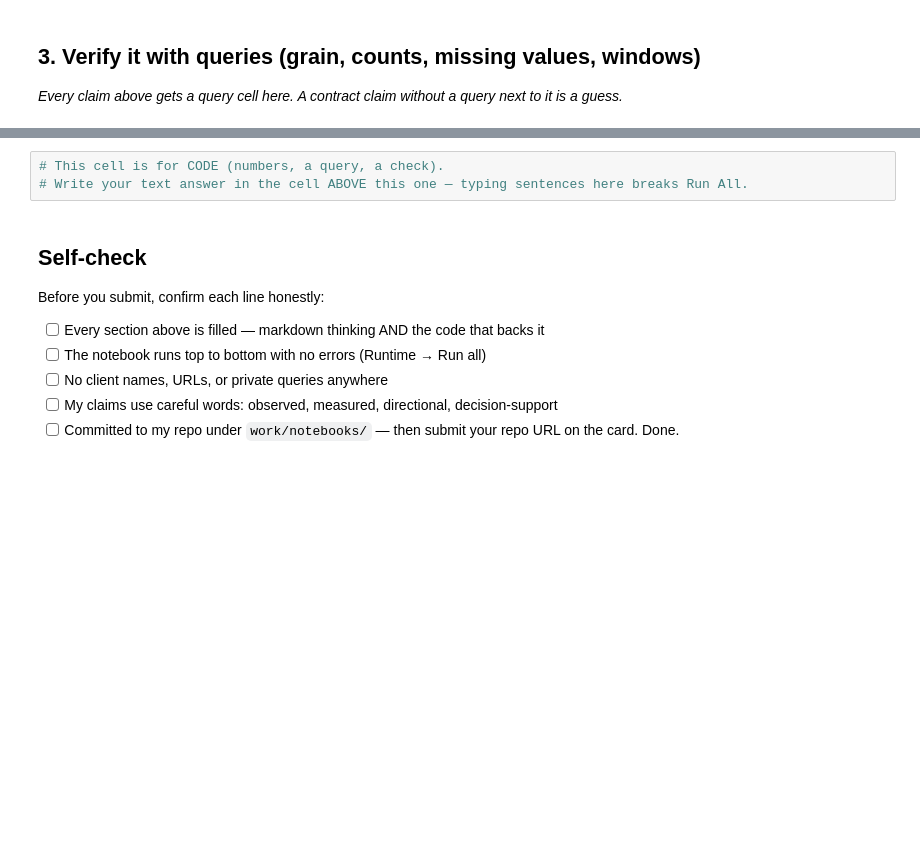
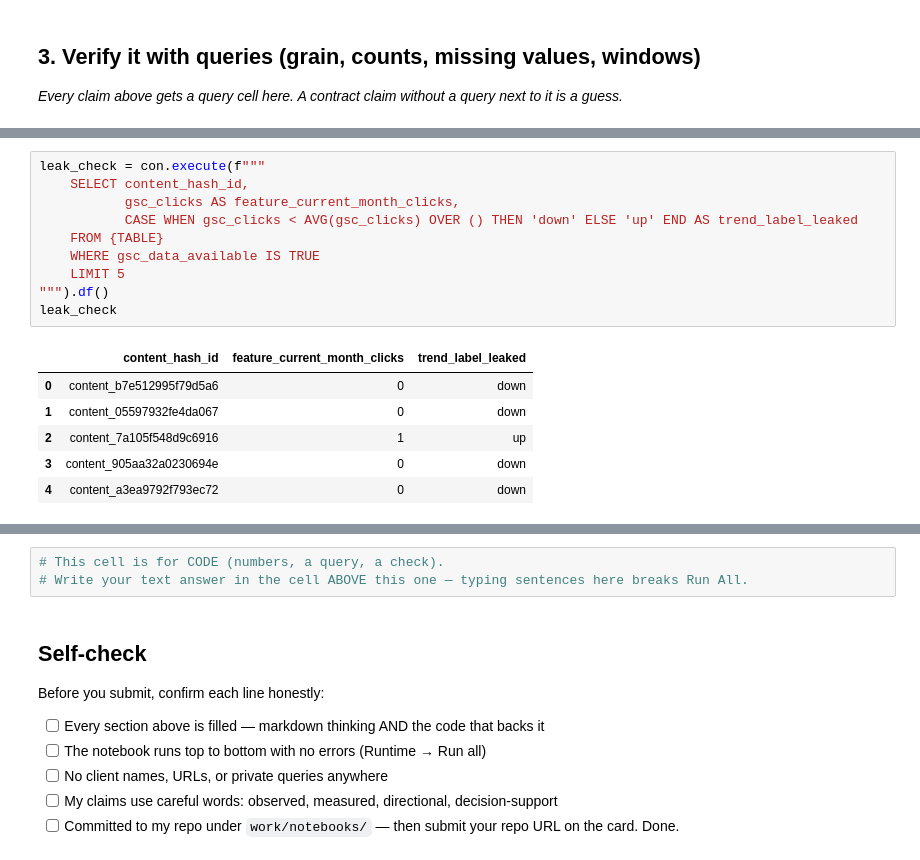
Before and after one commit to arjelmilan/flyrank-ai, a Jupyter notebook: work/notebooks/w03_data_contract.ipynb, the cells around one changed output, grey strips where cells are left out. Drawn from its saved outputs; the diff is of its cells as text; blank space fills up the shorter version.

```diff
--- a/work/notebooks/w03_data_contract.ipynb
+++ b/work/notebooks/w03_data_contract.ipynb
@@ -33,0 +113,17 @@ This skeleton is yours to fill. Work the sections **in order** — each one has
+# %%
+leak_check = con.execute(f"""
+    SELECT content_hash_id,
+           gsc_clicks AS feature_current_month_clicks,
+           CASE WHEN gsc_clicks < AVG(gsc_clicks) OVER () THEN 'down' ELSE 'up' END AS trend_label_leaked
+    FROM {TABLE}
+    WHERE gsc_data_available IS TRUE
+    LIMIT 5
+""").df()
+leak_check
+# %% [output]
+|  | content_hash_id | feature_current_month_clicks | trend_label_leaked |
+| 0 | content_b7e512995f79d5a6 | 0 | down |
+| 1 | content_05597932fe4da067 | 0 | down |
+| 2 | content_7a105f548d9c6916 | 1 | up |
+| 3 | content_905aa32a0230694e | 0 | down |
+| 4 | content_a3ea9792f793ec72 | 0 | down |
```
Also changed, not shown: parts of 15 cells of this notebook.
